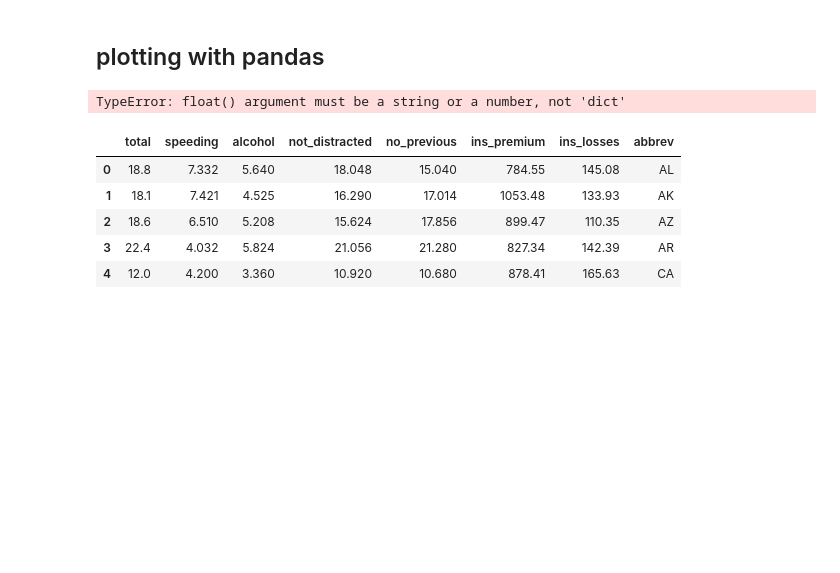
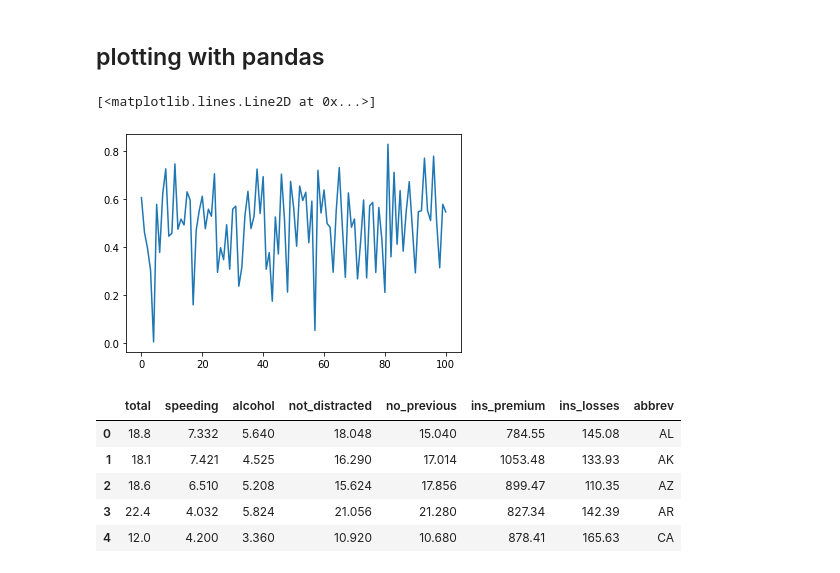
Before and after one commit to artinmajdi/resbaz_2021, a Jupyter notebook: resbaz2021.ipynb, the cells around one changed output. Cells and saved outputs as stored; diff of their text form; code cells hidden in the pictures; blank space fills up the shorter version.

```diff
--- a/resbaz2021.ipynb
+++ b/resbaz2021.ipynb
@@ -367,17 +375,18 @@ pd.DataFrame(data,index=index)
 ## plotting with pandas
 # %%
 
-METHOD == 'extraction using loc'
+METHOD = 1
 
-if METHOD == 'extraction using loc[indices]':
+if METHOD in (1,'extraction using loc[indices]'):
     data = df_probs.loc[:100,'Cardiomegaly']
 
-elif METHOD == 'extraction using iloc[indices]':
+elif METHOD in (2,'extraction using iloc[indices]'):
     data = df_probs.Cardiomegaly.iloc[:100]
 
 plt.plot(data)
 # %% [output]
-TypeError: float() argument must be a string or a number, not 'dict'
+[<matplotlib.lines.Line2D at 0x...>]
+[figure, added]
 # %%
 df = sns.load_dataset('car_crashes').iloc[:10]
 df.head(5)
```
Also changed, not shown: parts of 8 cells of this notebook.
